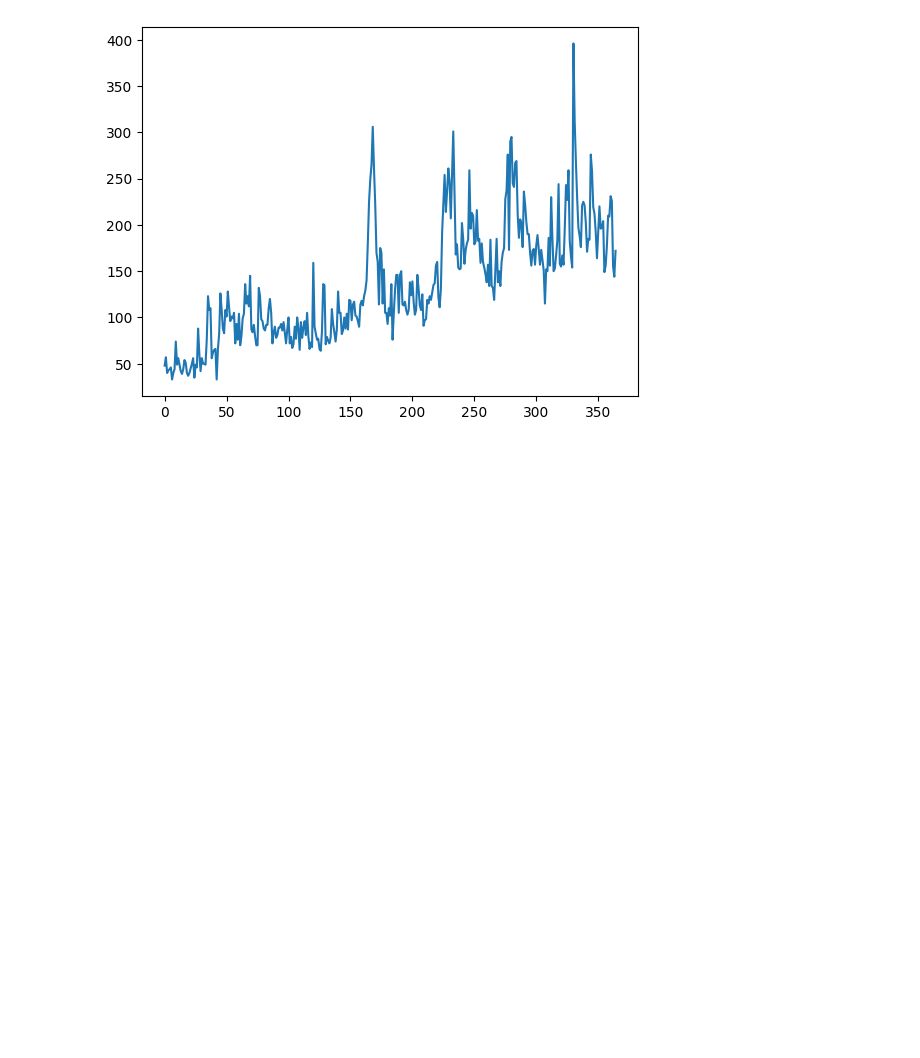
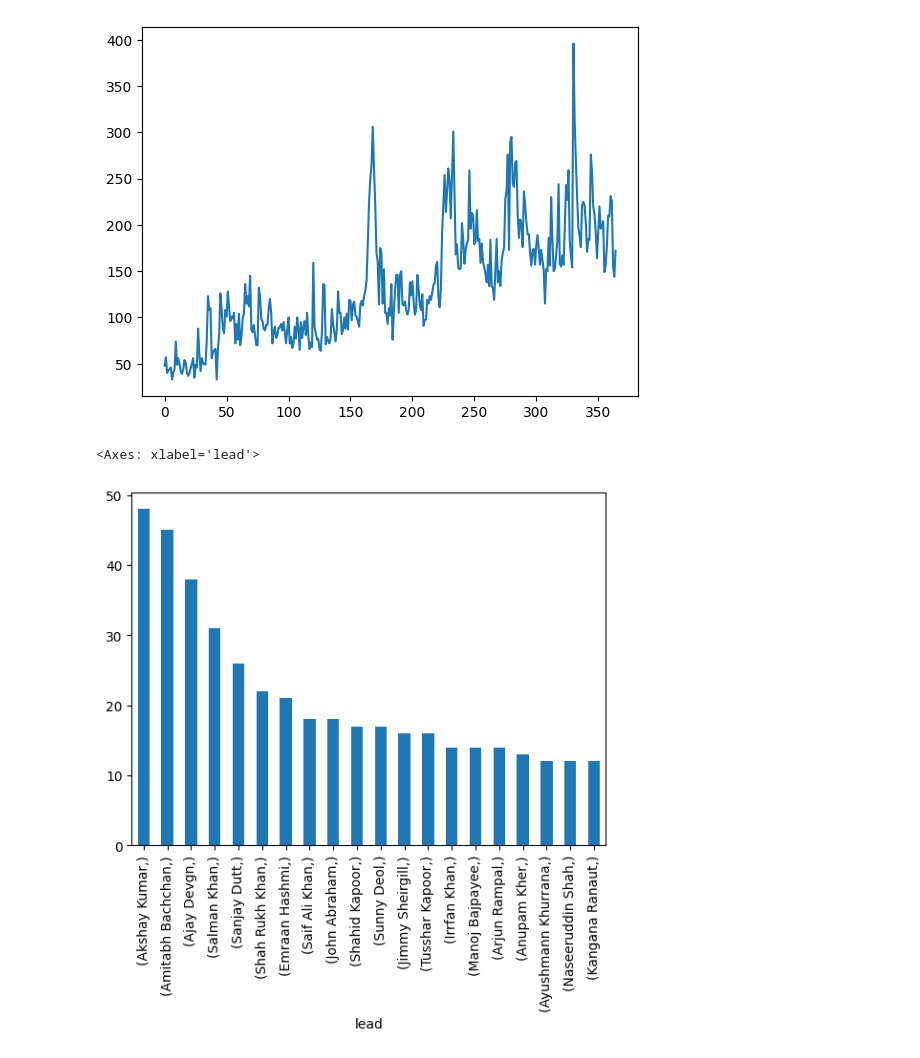
Before and after one commit to Swapn2/Data-Science-Learnings, a Jupyter notebook: panda_series.ipynb, the cells around one changed output. Cells and saved outputs as stored; diff of their text form; code cells hidden in the pictures; blank space fills up the shorter version.

```diff
--- a/panda_series.ipynb
+++ b/panda_series.ipynb
@@ -539,3 +539,8 @@ subs.plot()
 # %% [output]
 <Axes: >
 [figure]
+# %%
+bollywood.value_counts().head(20).plot(kind = 'bar')
+# %% [output]
+<Axes: xlabel='lead'>
+[figure, added]
```
Also changed, not shown: parts of 1 cell of this notebook.
